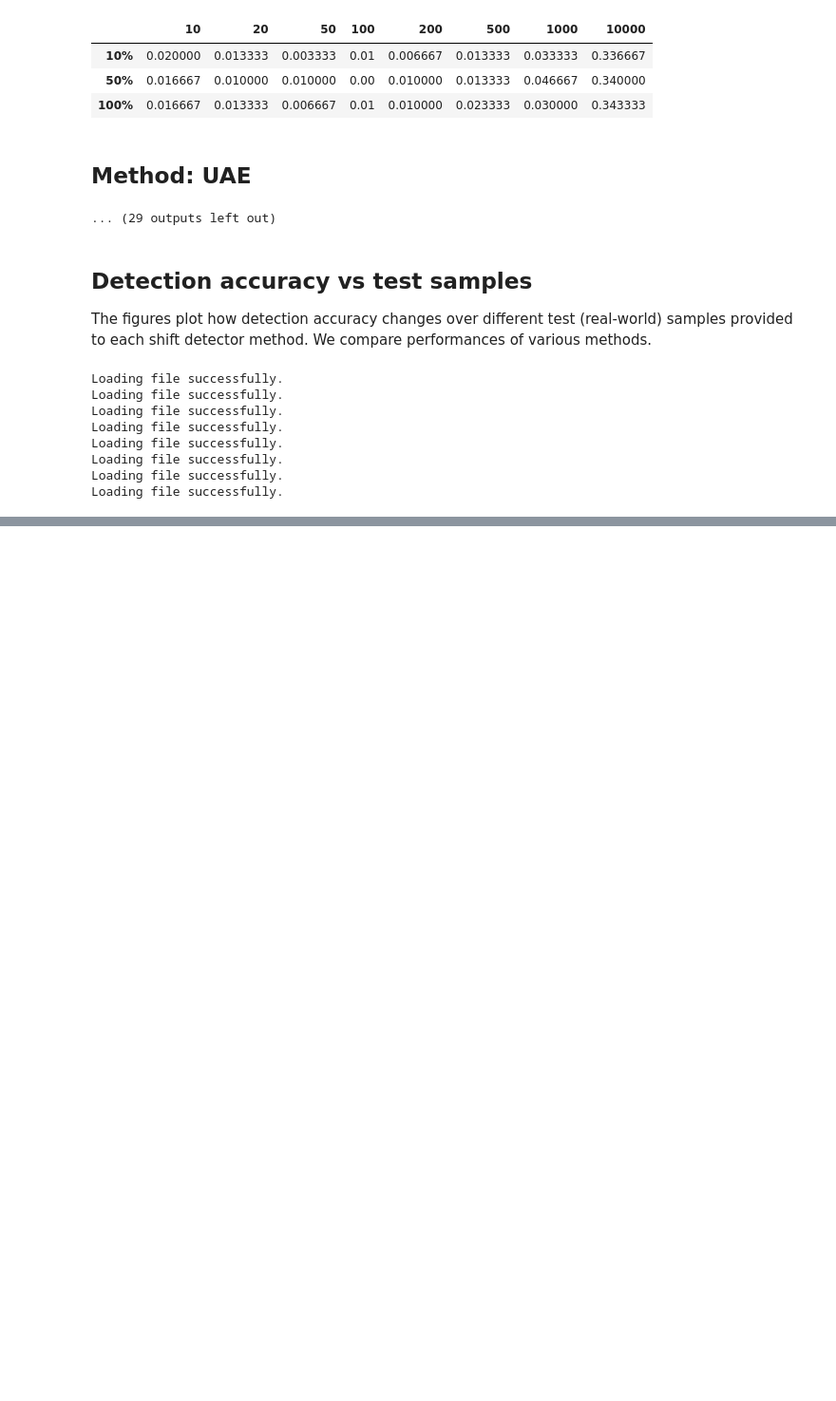
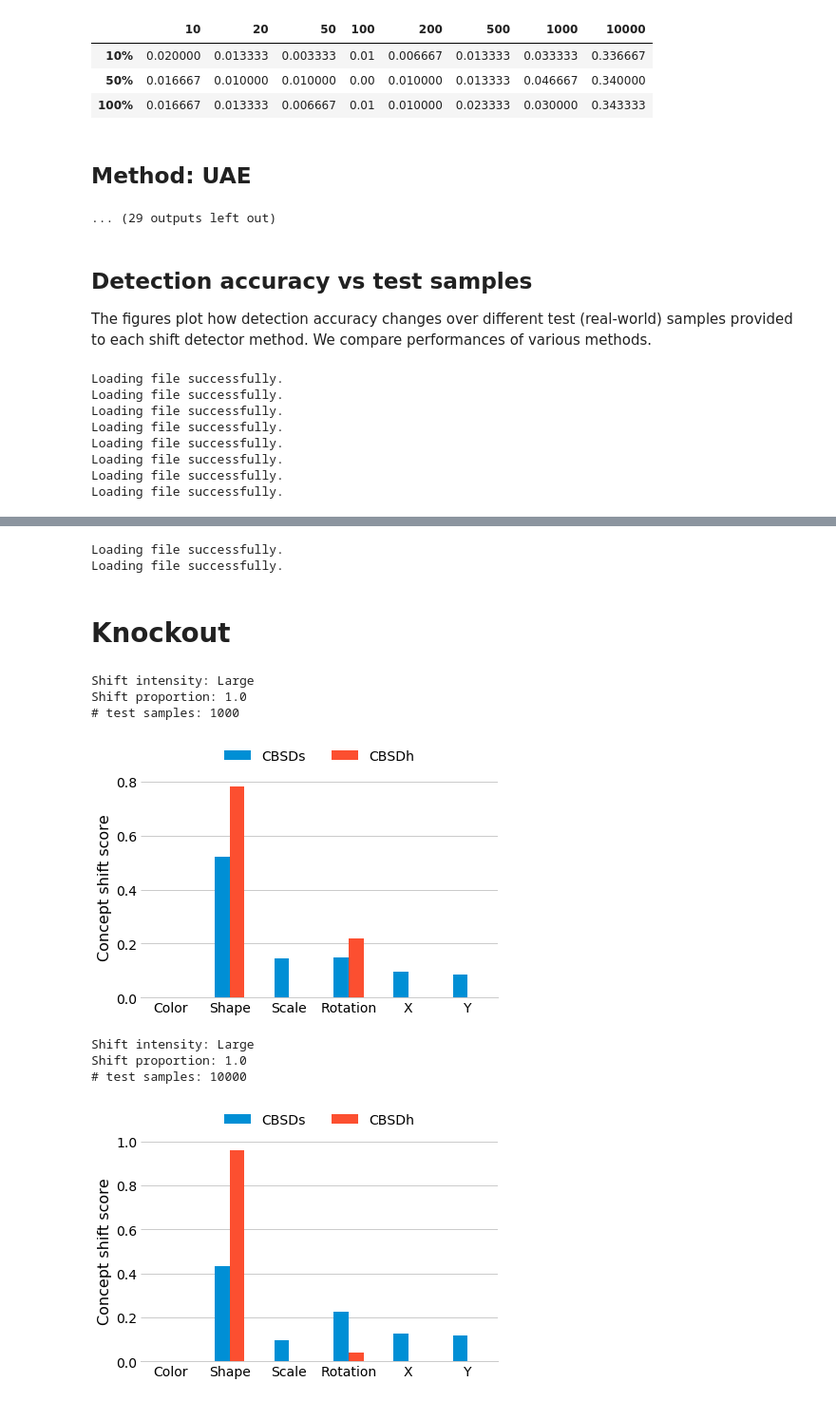
Before and after one commit to maleakhiw/explaining-dataset-shifts, a Jupyter notebook: experiments/dSprites/label_classifier_results_task1.ipynb, the cells around one changed output, grey strips where cells are left out. Shown at 95% size. Saved outputs shown, nothing was run; the diff lists cells and outputs as text; code cells hidden in the pictures; blank space fills up the shorter version.

Commit message:
add barplots

```diff
--- a/experiments/dSprites/label_classifier_results_task1.ipynb
+++ b/experiments/dSprites/label_classifier_results_task1.ipynb
@@ -92,0 +97,33 @@ for shift in list_shifts:
+# %%
+list_shifts = ["Knockout"]
+list_labels = ["CBSDs", "CBSDh"]
+dict_result = [load_result("ko", label, False) for label in list_labels]
+dict_results = [dict_result]
+
+list_shift_intensity = [ShiftIntensity.Large]
+list_shift_prop = [1.0]
+list_test_sample = [1000, 10000]
+concept_names = ["color", "shape", "scale", "rotation", "x", "y"]
+# %% [output]
+Loading file successfully.
+Loading file successfully.
+# %%
+for shift, dict_result in zip(list_shifts, dict_results):
+    display(Markdown(f"# {shift}"))
+
+    dict_cbsds = dict_result[0]
+    dict_cbsdh = dict_result[1]
+
+    barplot_test_statistics(dict_cbsds, dict_cbsdh,
+                           concept_names, list_shift_intensity,
+                           list_shift_prop, list_test_sample)
+# %% [output]
+# Knockout
+Shift intensity: Large
+Shift proportion: 1.0
+# test samples: 1000
+[figure, added]
+Shift intensity: Large
+Shift proportion: 1.0
+# test samples: 10000
+[figure, added]
```
Also changed, not shown: parts of 2 cells of this notebook, 1 other file.
